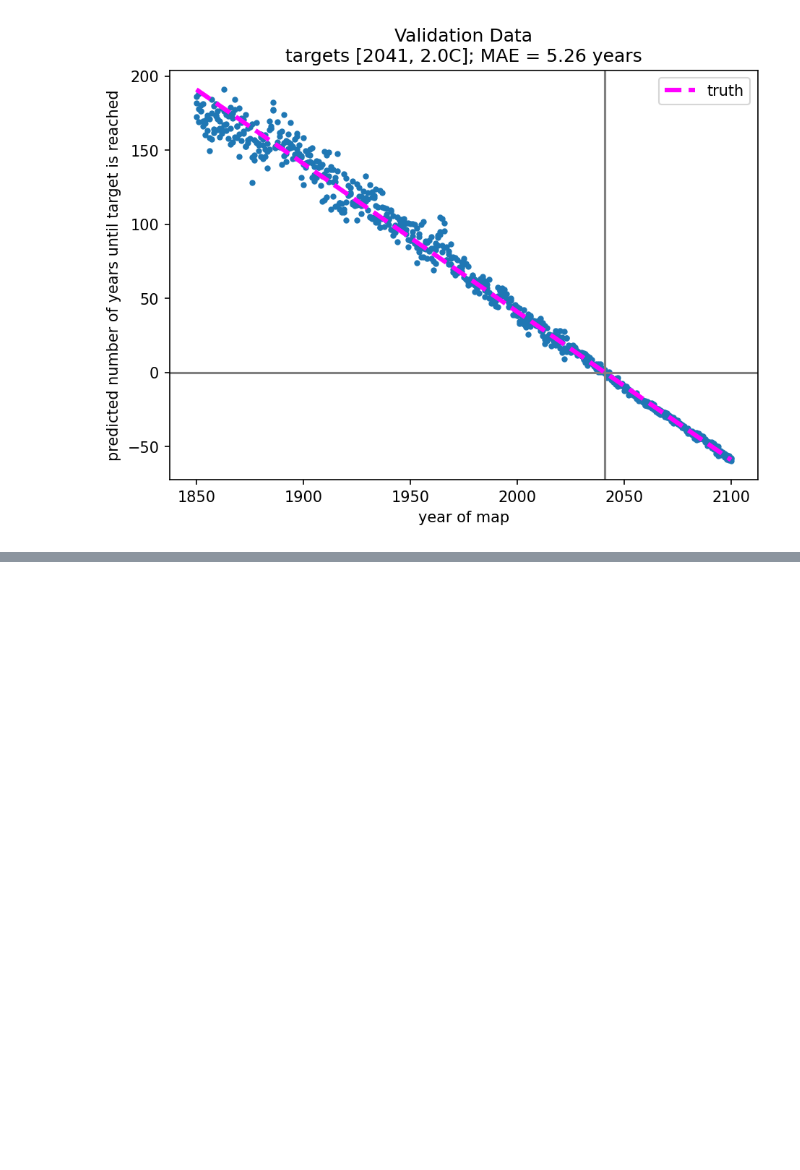
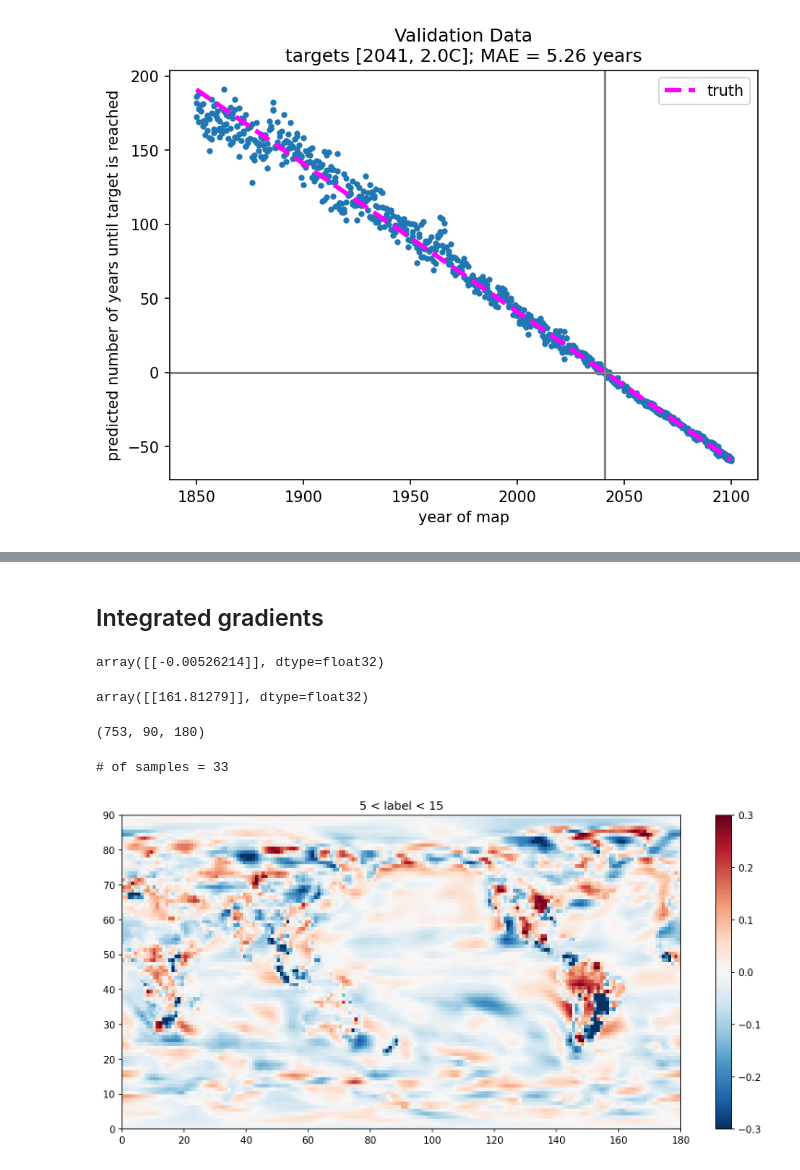
Before and after one commit to eabarnes1010/target_temp_detection, a Jupyter notebook: _train_model.ipynb, the cells around one changed output, grey strips where cells are left out. Saved outputs shown, nothing was run; the diff lists cells and outputs as text; code cells hidden in the pictures; blank space fills up the shorter version.

```diff
--- a/_train_model.ipynb
+++ b/_train_model.ipynb
@@ -355,0 +368,2 @@ plt.show()
+# %% [markdown]
+## Integrated gradients
@@ -355,0 +453,42 @@ plt.show()
+# %%
+model.predict(.478+np.mean(x_train,axis=0)[np.newaxis,:])
+# %% [output]
+array([[-0.00526214]], dtype=float32)
+# %%
+baseline_mean = np.mean(data_val,axis=0)
+baseline_mean = np.mean(baseline_mean[:50,:,:],axis=0).values
+baseline_mean = baseline_mean.reshape((data_train.shape[2]*data_train.shape[3]))
+model.predict(baseline_mean[np.newaxis,:])
+# %% [output]
+array([[161.81279]], dtype=float32)
+# %%
+# igrad = get_integrated_gradients(x_val, baseline=None)
+# igrad = get_integrated_gradients(x_val, baseline=baseline_mean)
+# igrad = get_integrated_gradients(x_val, baseline=np.mean(x_train,axis=0))
+igrad = get_integrated_gradients(x_val, baseline=.478+np.mean(x_train,axis=0))
+# igrad = random_baseline_integrated_gradients((x_val), runs=15)
+integrated_gradients = igrad.numpy().reshape((len(targets),data_train.shape[2],data_train.shape[3]))
+print(np.shape(integrated_gradients))
+# %% [output]
+(753, 90, 180)
+# %%
+# plot the resulting heatmaps for a subset of samples
+# based on their label
+min_range, max_range = (5,15)
+isamples = np.where((targets >= min_range) & (targets <= max_range))[0]
+igrad_mean = np.mean(integrated_gradients[isamples,:],axis=0)
+print('# of samples = ' + str(len(isamples)))
+
+#----------------------------------------------------------------------
+plt.figure(figsize=(13,6))
+plt.pcolor(igrad_mean,
+           cmap='RdBu_r',
+          )
+# plt.clim(-200,200)
+plt.clim(-.3,.3)
+plt.colorbar()
+plt.title(str(min_range) + ' < label < ' + str(max_range))
+plt.show()
+# %% [output]
+# of samples = 33
+[figure, added]
```
Also changed, not shown: parts of 9 cells of this notebook.
